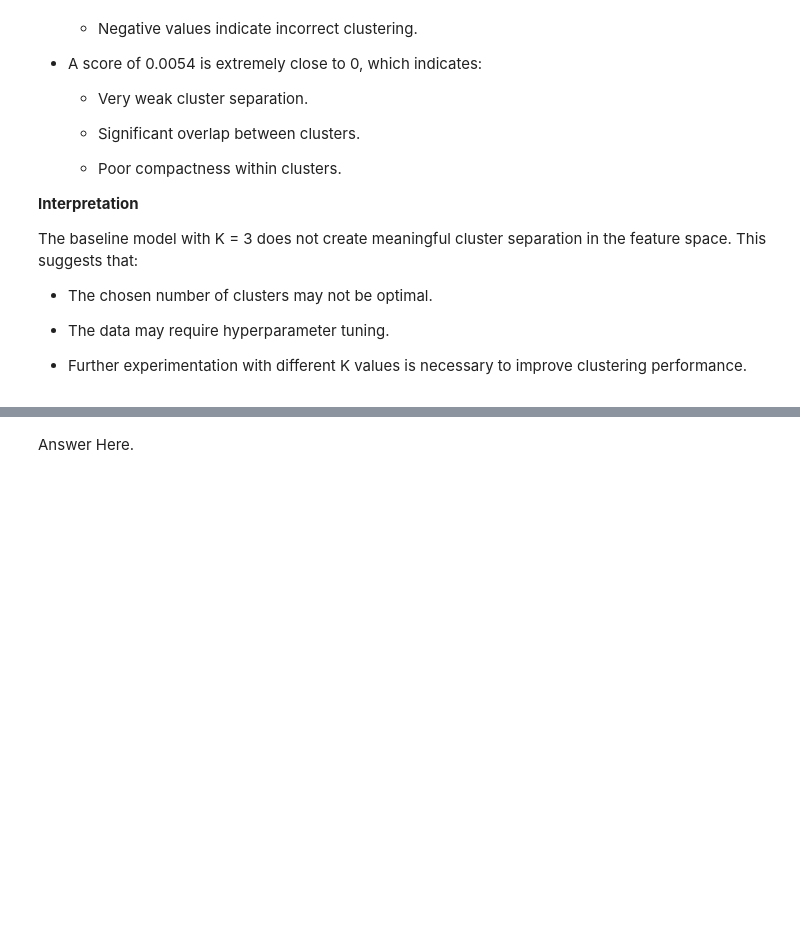
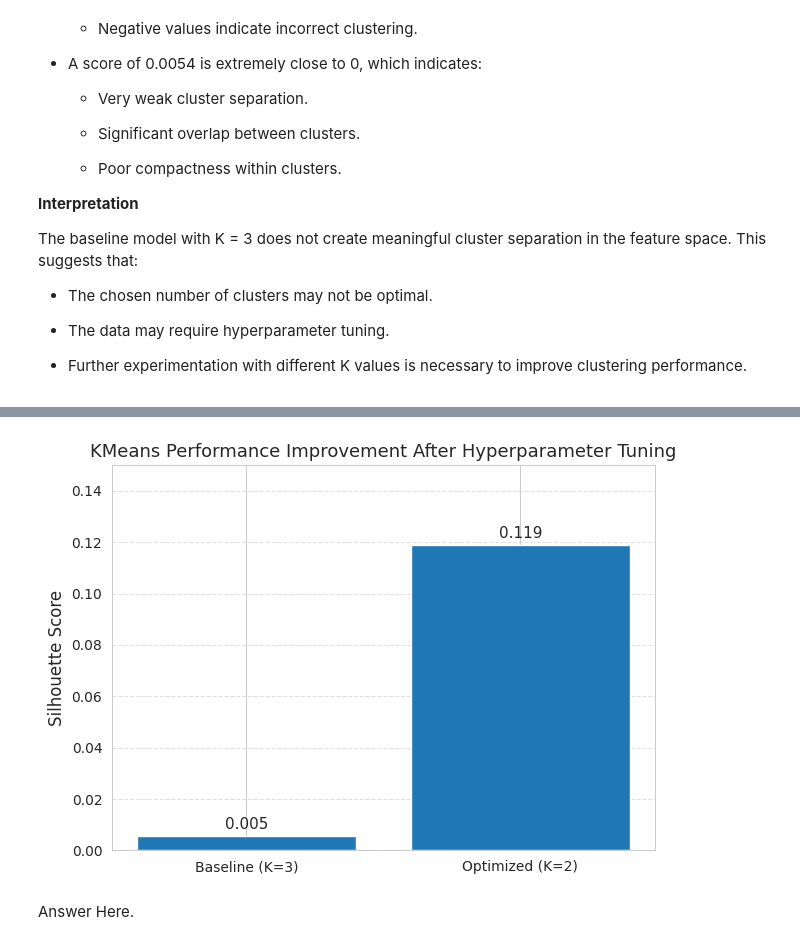
Before and after one commit to Sagarjain93/Machine-Learning-Portfolio, a Jupyter notebook: 03_ML_Practice/Zomato_Restaurant_Clustering/notebook/03_ML_Clustering.ipynb, the cells around one changed output, grey strips where cells are left out. Drawn from its saved outputs; the diff is of its cells as text; code cells hidden in the pictures; blank space fills up the shorter version.

```diff
--- a/03_ML_Practice/Zomato_Restaurant_Clustering/notebook/03_ML_Clustering.ipynb
+++ b/03_ML_Practice/Zomato_Restaurant_Clustering/notebook/03_ML_Clustering.ipynb
@@ -3315,3 +3393,23 @@ Answer Here.
+# %%
+plt.figure(figsize=(7,5))
+
+bars = plt.bar(models, scores)
+
+# Add value labels on top
+for bar in bars:
+    height = bar.get_height()
+    plt.text(bar.get_x() + bar.get_width()/2, height + 0.003,
+             f"{height:.3f}",
+             ha='center', fontsize=11)
+
+plt.ylabel("Silhouette Score", fontsize=12)
+plt.title("KMeans Performance Improvement After Hyperparameter Tuning", fontsize=13)
+plt.ylim(0, 0.15)
+plt.grid(axis='y', linestyle='--', alpha=0.6)
+
+plt.show()
+# %% [output]
+[figure, added]
 # %% [markdown]
 Answer Here.
 # %% [markdown]
```
Also changed, not shown: parts of 17 cells of this notebook.
